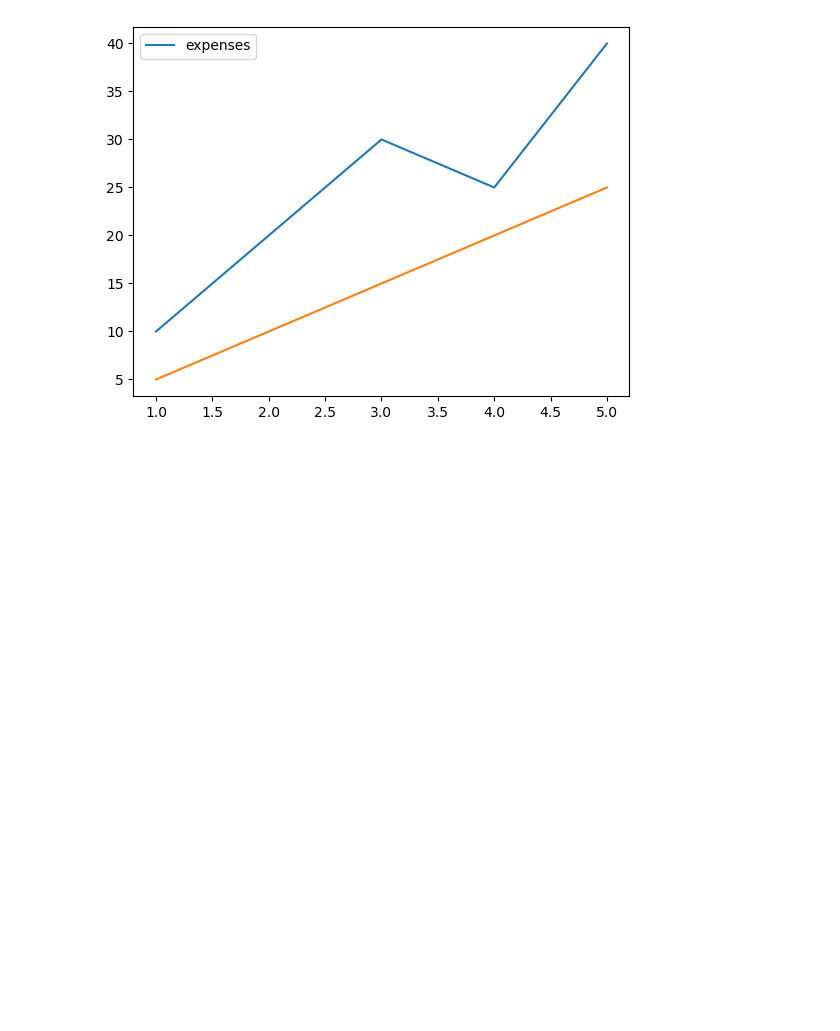
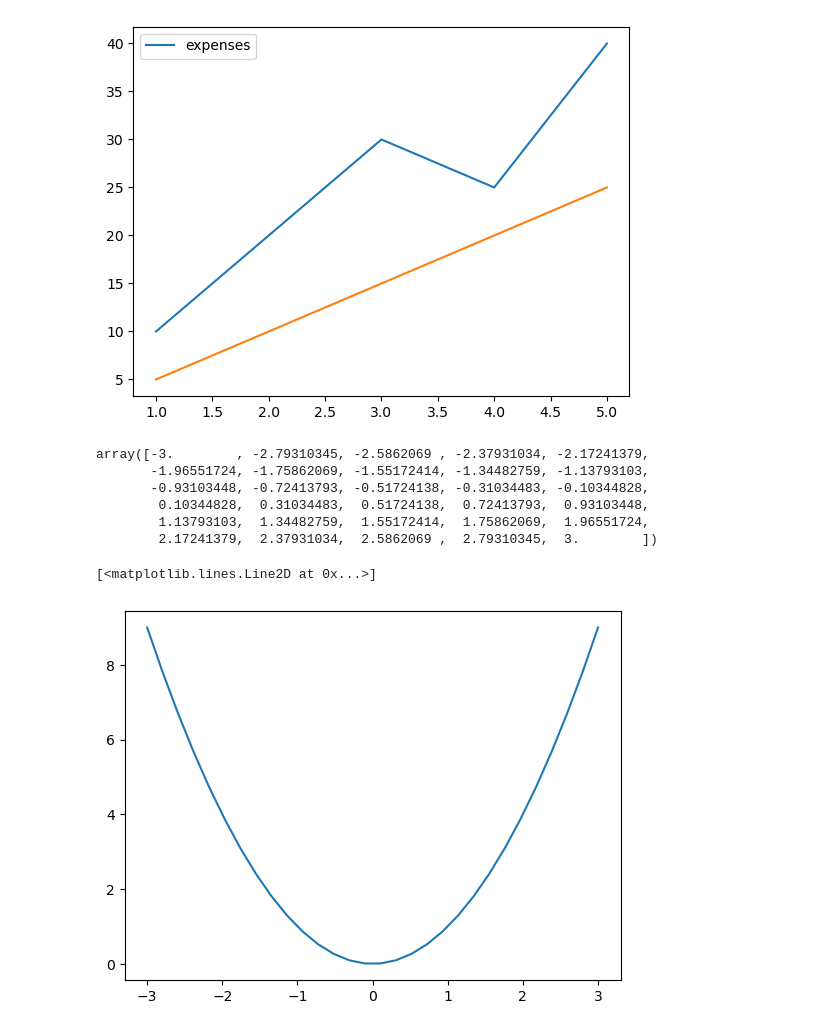
Before and after one commit to SyedSamiUllah1/Python_Practice, a Jupyter notebook: Book.ipynb, the cells around one changed output. Cells and saved outputs as stored; diff of their text form; code cells hidden in the pictures; blank space fills up the shorter version.

```diff
--- a/Book.ipynb
+++ b/Book.ipynb
@@ -1930,0 +1934,18 @@ plt.show()
+# %%
+x=linspace(-3,3,30)
+# %%
+x
+# %% [output]
+array([-3.        , -2.79310345, -2.5862069 , -2.37931034, -2.17241379,
+       -1.96551724, -1.75862069, -1.55172414, -1.34482759, -1.13793103,
+       -0.93103448, -0.72413793, -0.51724138, -0.31034483, -0.10344828,
+        0.10344828,  0.31034483,  0.51724138,  0.72413793,  0.93103448,
+        1.13793103,  1.34482759,  1.55172414,  1.75862069,  1.96551724,
+        2.17241379,  2.37931034,  2.5862069 ,  2.79310345,  3.        ])
+# %%
+y=x**2
+# %%
+plot(x,y)
+# %% [output]
+[<matplotlib.lines.Line2D at 0x...>]
+[figure, added]
```
Also changed, not shown: parts of 38 cells of this notebook, 2 other files.
